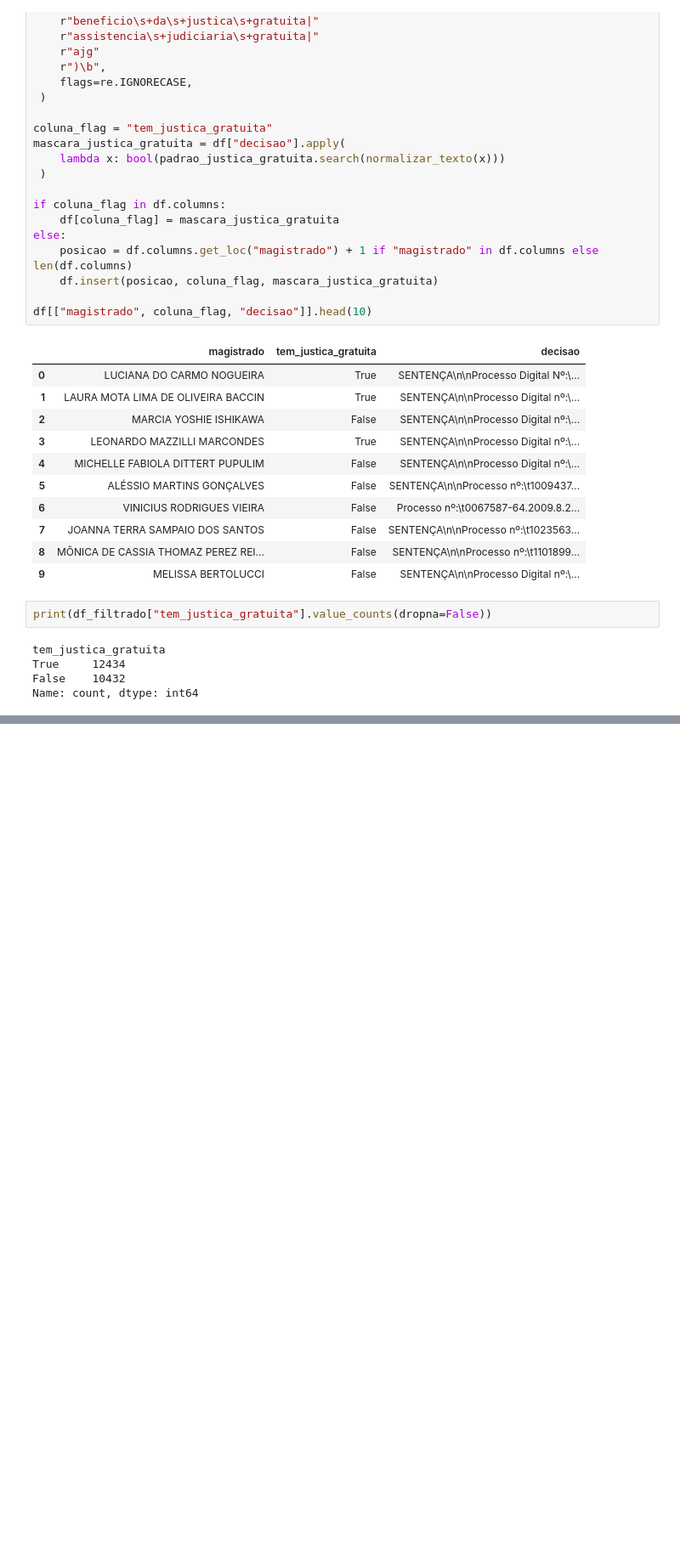
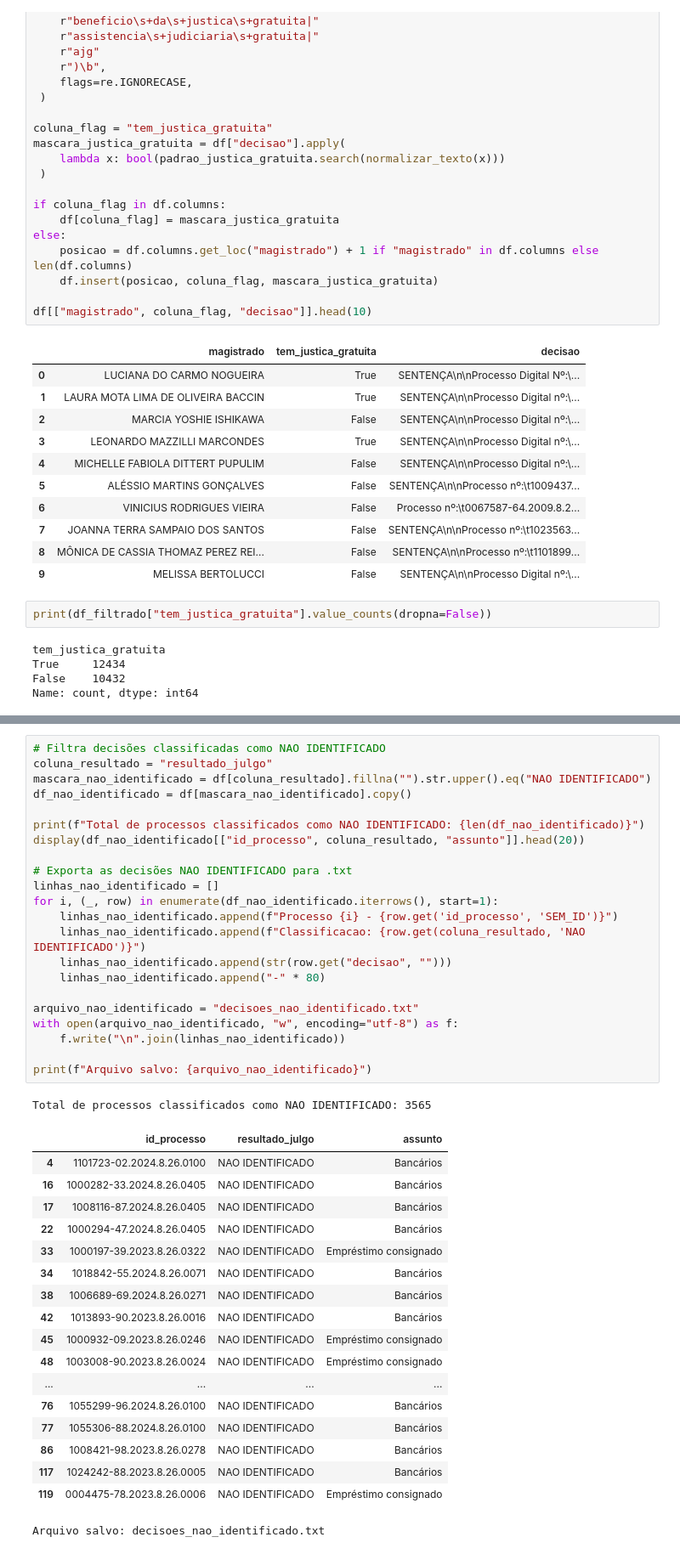
Before and after one commit to gab-correia/clinicas26, a Jupyter notebook: main.ipynb, the cells around one changed output, grey strips where cells are left out. Shown at 85% size. Cells and saved outputs as stored; diff of their text form; blank space fills up the shorter version.

```diff
--- a/main.ipynb
+++ b/main.ipynb
@@ -171,0 +304,42 @@ display(resumo_assunto[resumo_assunto["sim"] == 0].head(30))
+# %%
+# Filtra decisões classificadas como NAO IDENTIFICADO
+coluna_resultado = "resultado_julgo"
+mascara_nao_identificado = df[coluna_resultado].fillna("").str.upper().eq("NAO IDENTIFICADO")
+df_nao_identificado = df[mascara_nao_identificado].copy()
+
+print(f"Total de processos classificados como NAO IDENTIFICADO: {len(df_nao_identificado)}")
+display(df_nao_identificado[["id_processo", coluna_resultado, "assunto"]].head(20))
+
+# Exporta as decisões NAO IDENTIFICADO para .txt
+linhas_nao_identificado = []
+for i, (_, row) in enumerate(df_nao_identificado.iterrows(), start=1):
+    linhas_nao_identificado.append(f"Processo {i} - {row.get('id_processo', 'SEM_ID')}")
+    linhas_nao_identificado.append(f"Classificacao: {row.get(coluna_resultado, 'NAO IDENTIFICADO')}")
+    linhas_nao_identificado.append(str(row.get("decisao", "")))
+    linhas_nao_identificado.append("-" * 80)
+
+arquivo_nao_identificado = "decisoes_nao_identificado.txt"
+with open(arquivo_nao_identificado, "w", encoding="utf-8") as f:
+    f.write("\n".join(linhas_nao_identificado))
+
+print(f"Arquivo salvo: {arquivo_nao_identificado}")
+# %% [output]
+Total de processos classificados como NAO IDENTIFICADO: 3565
+|  | id_processo | resultado_julgo | assunto |
+| 4 | 1101723-02.2024.8.26.0100 | NAO IDENTIFICADO | Bancários |
+| 16 | 1000282-33.2024.8.26.0405 | NAO IDENTIFICADO | Bancários |
+| 17 | 1008116-87.2024.8.26.0405 | NAO IDENTIFICADO | Bancários |
+| 22 | 1000294-47.2024.8.26.0405 | NAO IDENTIFICADO | Bancários |
+| 33 | 1000197-39.2023.8.26.0322 | NAO IDENTIFICADO | Empréstimo consignado |
+| 34 | 1018842-55.2024.8.26.0071 | NAO IDENTIFICADO | Bancários |
+| 38 | 1006689-69.2024.8.26.0271 | NAO IDENTIFICADO | Bancários |
+| 42 | 1013893-90.2023.8.26.0016 | NAO IDENTIFICADO | Bancários |
+| 45 | 1000932-09.2023.8.26.0246 | NAO IDENTIFICADO | Empréstimo consignado |
+| 48 | 1003008-90.2023.8.26.0024 | NAO IDENTIFICADO | Empréstimo consignado |
+| ... | ... | ... | ... |
+| 76 | 1055299-96.2024.8.26.0100 | NAO IDENTIFICADO | Bancários |
+| 77 | 1055306-88.2024.8.26.0100 | NAO IDENTIFICADO | Bancários |
+| 86 | 1008421-98.2023.8.26.0278 | NAO IDENTIFICADO | Bancários |
+| 117 | 1024242-88.2023.8.26.0005 | NAO IDENTIFICADO | Bancários |
+| 119 | 0004475-78.2023.8.26.0006 | NAO IDENTIFICADO | Empréstimo consignado |
+Arquivo salvo: decisoes_nao_identificado.txt
```
Also changed, not shown: parts of 3 cells of this notebook, 2 other files.
